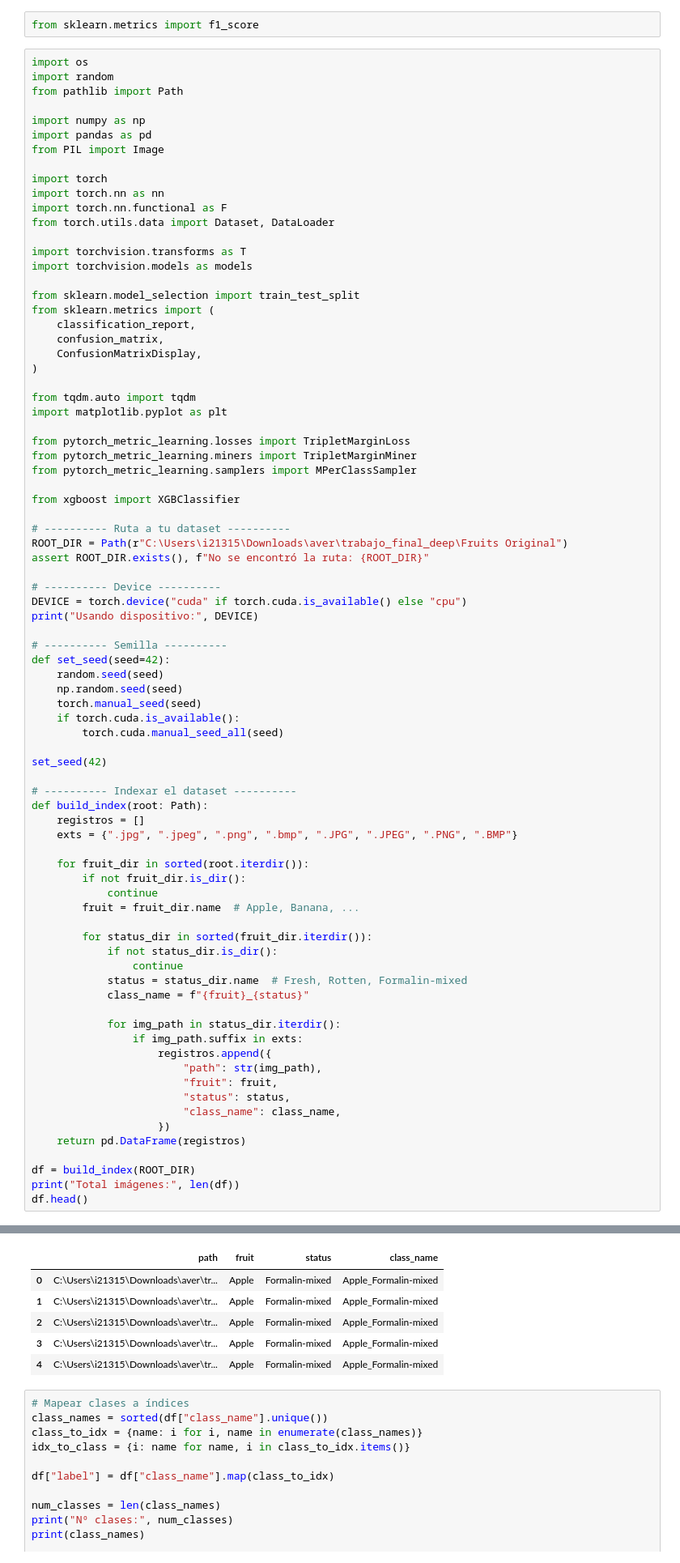
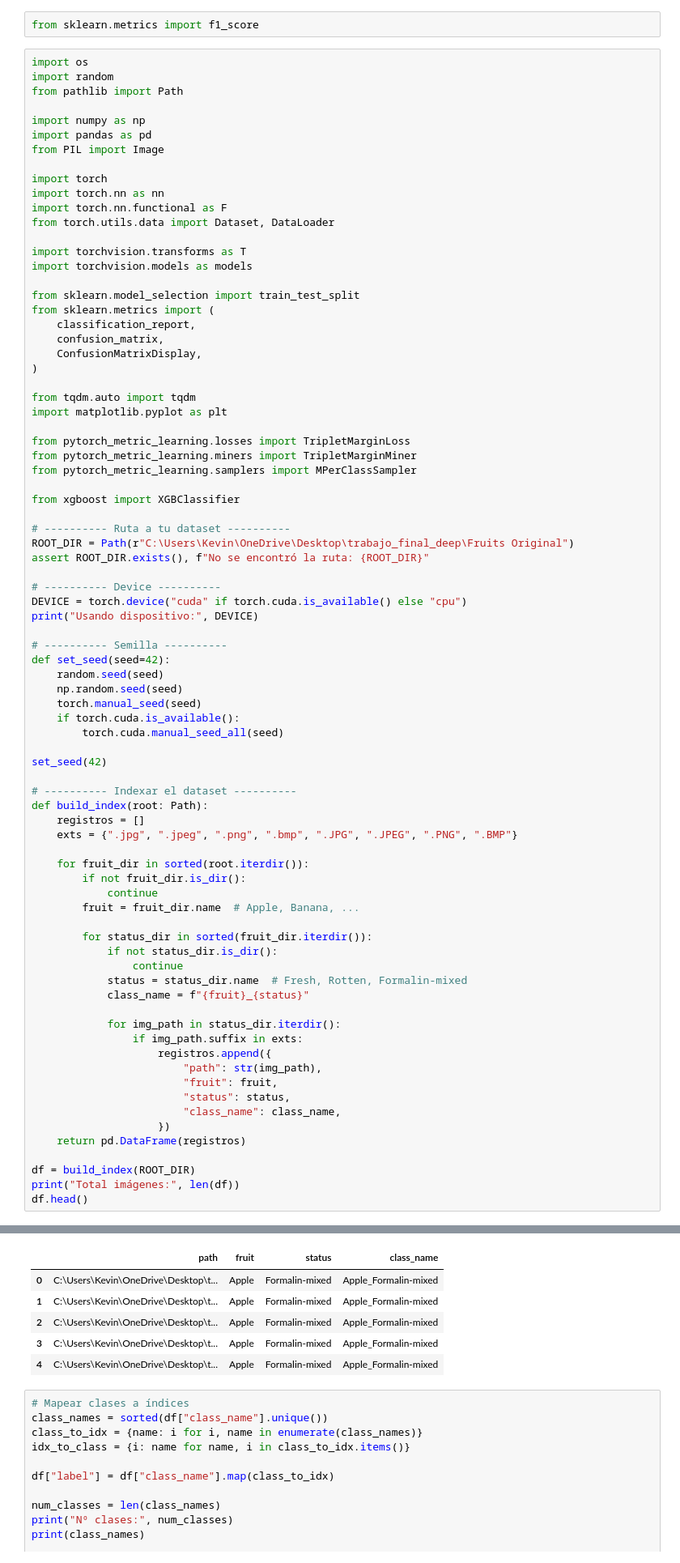
Before and after one commit to babidiibidad/trabajo_final_deep, a Jupyter notebook: trabajo_ultimamod.ipynb, the cells around one changed output, grey strips where cells are left out. Shown at 81% size. Cells and saved outputs as stored; diff of their text form.

```diff
--- a/trabajo_ultimamod.ipynb
+++ b/trabajo_ultimamod.ipynb
@@ -133,7 +133,7 @@ from pytorch_metric_learning.samplers import MPerClassSampler
 from xgboost import XGBClassifier
 
 # ---------- Ruta a tu dataset ----------
-ROOT_DIR = Path(r"C:\Users\i21315\Downloads\aver\trabajo_final_deep\Fruits Original")
+ROOT_DIR = Path(r"C:\Users\Kevin\OneDrive\Desktop\trabajo_final_deep\Fruits Original")
 assert ROOT_DIR.exists(), f"No se encontró la ruta: {ROOT_DIR}"
 
 # ---------- Device ----------
@@ -156,38 +156,38 @@ def build_index(root: Path):
     exts = {".jpg", ".jpeg", ".png", ".bmp", ".JPG", ".JPEG", ".PNG", ".BMP"}
 
     for fruit_dir in sorted(root.iterdir()):
         if not fruit_dir.is_dir():
             continue
         fruit = fruit_dir.name  # Apple, Banana, ...
 
         for status_dir in sorted(fruit_dir.iterdir()):
             if not status_dir.is_dir():
                 continue
             status = status_dir.name  # Fresh, Rotten, Formalin-mixed
             class_name = f"{fruit}_{status}"
 
             for img_path in status_dir.iterdir():
                 if img_path.suffix in exts:
                     registros.append({
                         "path": str(img_path),
                         "fruit": fruit,
                         "status": status,
                         "class_name": class_name,
                     })
     return pd.DataFrame(registros)
 
 df = build_index(ROOT_DIR)
 print("Total imágenes:", len(df))
 df.head()
 # %% [output]
 Usando dispositivo: cuda
 Total imágenes: 10154
 |  | path | fruit | status | class_name |
-| 0 | C:\Users\i21315\Downloads\aver\tr... | Apple | Formalin-mixed | Apple_Formalin-mixed |
-| 1 | C:\Users\i21315\Downloads\aver\tr... | Apple | Formalin-mixed | Apple_Formalin-mixed |
-| 2 | C:\Users\i21315\Downloads\aver\tr... | Apple | Formalin-mixed | Apple_Formalin-mixed |
-| 3 | C:\Users\i21315\Downloads\aver\tr... | Apple | Formalin-mixed | Apple_Formalin-mixed |
-| 4 | C:\Users\i21315\Downloads\aver\tr... | Apple | Formalin-mixed | Apple_Formalin-mixed |
+| 0 | C:\Users\Kevin\OneDrive\Desktop\t... | Apple | Formalin-mixed | Apple_Formalin-mixed |
+| 1 | C:\Users\Kevin\OneDrive\Desktop\t... | Apple | Formalin-mixed | Apple_Formalin-mixed |
+| 2 | C:\Users\Kevin\OneDrive\Desktop\t... | Apple | Formalin-mixed | Apple_Formalin-mixed |
+| 3 | C:\Users\Kevin\OneDrive\Desktop\t... | Apple | Formalin-mixed | Apple_Formalin-mixed |
+| 4 | C:\Users\Kevin\OneDrive\Desktop\t... | Apple | Formalin-mixed | Apple_Formalin-mixed |
 # %%
 # Mapear clases a índices
 class_names = sorted(df["class_name"].unique())
```
Also changed, not shown: parts of 9 cells of this notebook.
